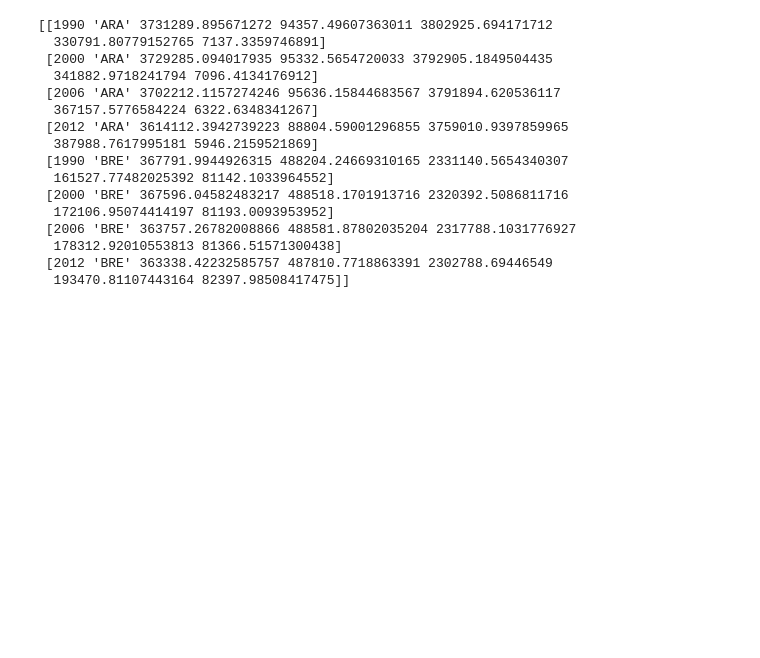
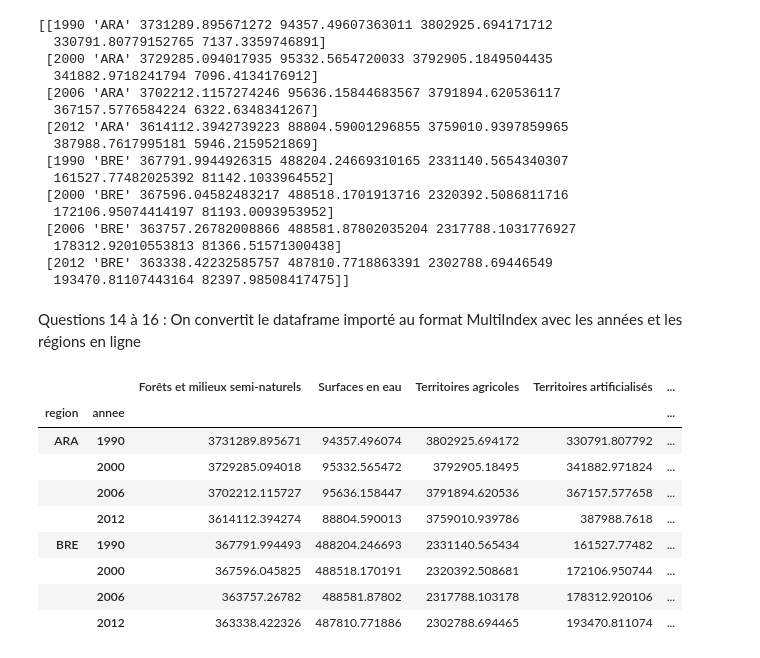
Before and after one commit to edouard61430-agro/Projet-L3-python-partie-2-, a Jupyter notebook: analyse_donnees_land_cover.ipynb, the cells around one changed output. Saved outputs shown, nothing was run; the diff lists cells and outputs as text; code cells hidden in the pictures; blank space fills up the shorter version.

```diff
--- a/analyse_donnees_land_cover.ipynb
+++ b/analyse_donnees_land_cover.ipynb
@@ -25,3 +25,37 @@ print(surfaces)
   178312.92010553813 81366.51571300438]
  [2012 'BRE' 363338.42232585757 487810.7718863391 2302788.69446549
   193470.81107443164 82397.98508417475]]
+# %% [markdown]
+Questions 14 à 16 : On convertit le dataframe importé au format MultiIndex avec les années et les régions en ligne
+# %%
+land_cover = [
+    "Forêts et milieux semi-naturels",
+    "Surfaces en eau",
+    "Territoires agricoles",
+    "Territoires artificialisés",
+    "Zones humides"
+]
+
+index = pd.MultiIndex.from_arrays(
+    [surfaces[:, 1], surfaces[:, 0]],
+    names=["region", "annee"]
+)
+
+df = pd.DataFrame(
+    surfaces[:, 2:],
+    index=index,
+    columns=land_cover
+)
+
+df
+# %% [output]
+|  |  | Forêts et milieux semi-naturels | Surfaces en eau | Territoires agricoles | Territoires artificialisés | ... |
+| region | annee |  |  |  |  | ... |
+| ARA | 1990 | 3731289.895671 | 94357.496074 | 3802925.694172 | 330791.807792 | ... |
+|  | 2000 | 3729285.094018 | 95332.565472 | 3792905.18495 | 341882.971824 | ... |
+|  | 2006 | 3702212.115727 | 95636.158447 | 3791894.620536 | 367157.577658 | ... |
+|  | 2012 | 3614112.394274 | 88804.590013 | 3759010.939786 | 387988.7618 | ... |
+| BRE | 1990 | 367791.994493 | 488204.246693 | 2331140.565434 | 161527.77482 | ... |
+|  | 2000 | 367596.045825 | 488518.170191 | 2320392.508681 | 172106.950744 | ... |
+|  | 2006 | 363757.26782 | 488581.87802 | 2317788.103178 | 178312.920106 | ... |
+|  | 2012 | 363338.422326 | 487810.771886 | 2302788.694465 | 193470.811074 | ... |
```
Also changed, not shown: parts of 10 cells of this notebook.
